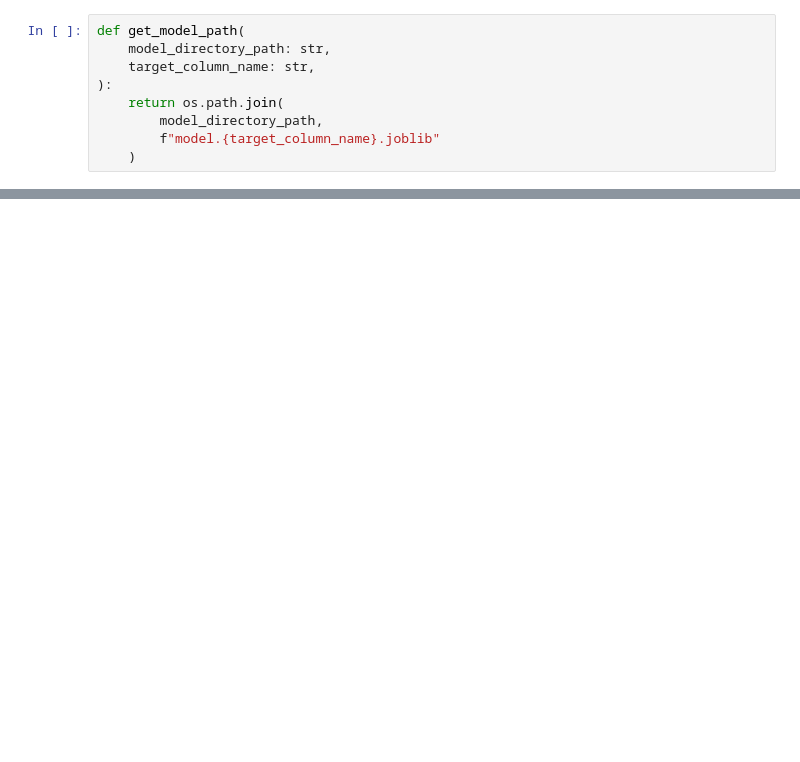
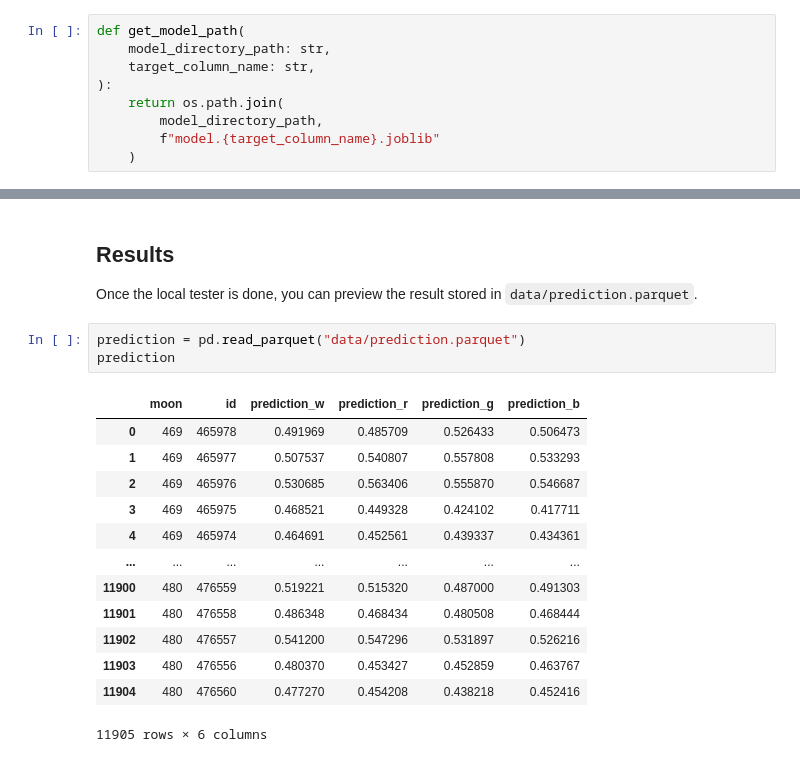
Before and after one commit to crunchdao/competitions, a Jupyter notebook: competitions/datacrunch/quickstarters/quickstarter/quickstarter.ipynb, the cells around one changed output, grey strips where cells are left out. Cells and saved outputs as stored; diff of their text form; blank space fills up the shorter version.

```diff
--- a/competitions/datacrunch/quickstarters/quickstarter/quickstarter.ipynb
+++ b/competitions/datacrunch/quickstarters/quickstarter/quickstarter.ipynb
@@ -215,0 +338,21 @@ Deposit this notebook in the submit window of the competition: https://hub.crunc
+# %% [markdown]
+## Results
+
+Once the local tester is done, you can preview the result stored in `data/prediction.parquet`.
+# %%
+prediction = pd.read_parquet("data/prediction.parquet")
+prediction
+# %% [output]
+|  | moon | id | prediction_w | prediction_r | prediction_g | prediction_b |
+| 0 | 469 | 465978 | 0.491969 | 0.485709 | 0.526433 | 0.506473 |
+| 1 | 469 | 465977 | 0.507537 | 0.540807 | 0.557808 | 0.533293 |
+| 2 | 469 | 465976 | 0.530685 | 0.563406 | 0.555870 | 0.546687 |
+| 3 | 469 | 465975 | 0.468521 | 0.449328 | 0.424102 | 0.417711 |
+| 4 | 469 | 465974 | 0.464691 | 0.452561 | 0.439337 | 0.434361 |
+| ... | ... | ... | ... | ... | ... | ... |
+| 11900 | 480 | 476559 | 0.519221 | 0.515320 | 0.487000 | 0.491303 |
+| 11901 | 480 | 476558 | 0.486348 | 0.468434 | 0.480508 | 0.468444 |
+| 11902 | 480 | 476557 | 0.541200 | 0.547296 | 0.531897 | 0.526216 |
+| 11903 | 480 | 476556 | 0.480370 | 0.453427 | 0.452859 | 0.463767 |
+| 11904 | 480 | 476560 | 0.477270 | 0.454208 | 0.438218 | 0.452416 |
+11905 rows × 6 columns
```
Also changed, not shown: parts of 39 cells of this notebook.
